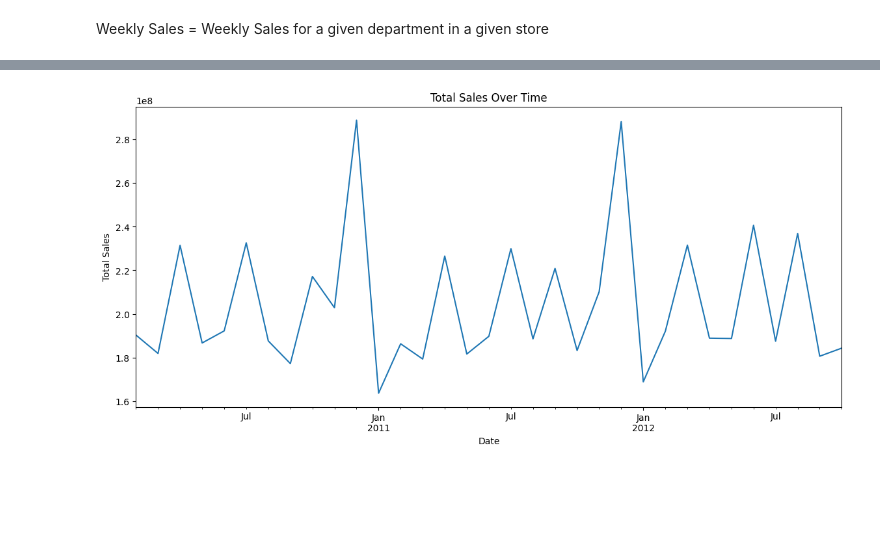
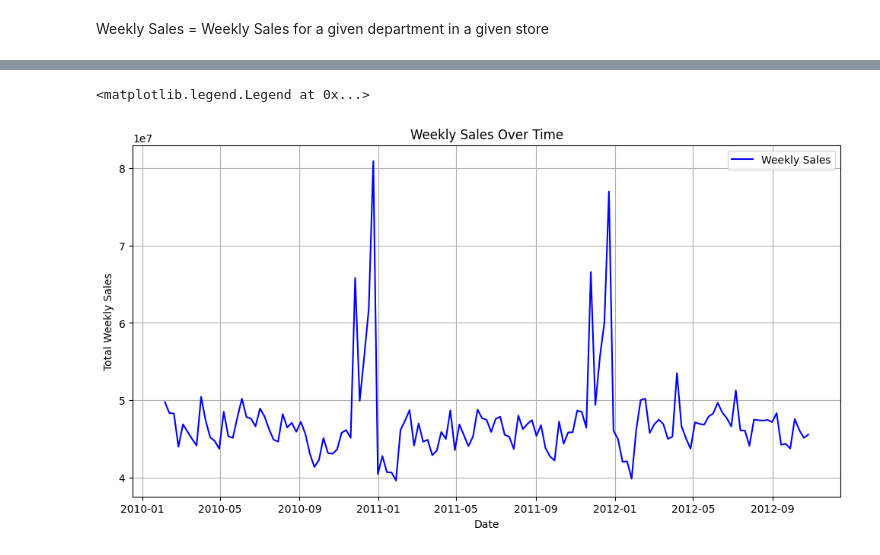
Before and after one commit to dimakazlouski/Walmart-Sales-Forecasting, a Jupyter notebook: Notebooks/01_Data_Exploration.ipynb, the cells around one changed output, grey strips where cells are left out. Drawn from its saved outputs; the diff is of its cells as text; code cells hidden in the pictures; blank space fills up the shorter version.

```diff
--- a/Notebooks/01_Data_Exploration.ipynb
+++ b/Notebooks/01_Data_Exploration.ipynb
@@ -93,15 +175,20 @@ Weekly Sales = Weekly Sales for a given department in a given store
 # %%
-# Converting date to datetime format
+# Converting 'Date' columns to datetime
+features_df['Date'] = pd.to_datetime(features_df['Date'])
 train_df['Date'] = pd.to_datetime(train_df['Date'])
+test_df['Date'] = pd.to_datetime(test_df['Date'])
 
-# Aggregating sales to detect seasonal patterns
-# By Month
-train_df.groupby(train_df['Date'].dt.to_period('M'))['Weekly_Sales'].sum().plot(kind='line', figsize=(14,6))
-# By Week
-#train_df.groupby(train_df['Date'].dt.to_period('W'))['Weekly_Sales'].sum().plot(kind='line', figsize=(14,6))
-plt.title('Total Sales Over Time')
+# Aggregating weekly sales over time
+sales_over_time = train_df.groupby('Date')['Weekly_Sales'].sum()
+
+# Plotting sales over time
+plt.figure(figsize=(12,6))
+plt.plot(sales_over_time, label="Weekly Sales", color="blue")
+plt.title('Weekly Sales Over Time')
 plt.xlabel('Date')
-plt.ylabel('Total Sales')
-plt.show()
+plt.ylabel('Total Weekly Sales')
+plt.grid(True)
+plt.legend()
 # %% [output]
+<matplotlib.legend.Legend at 0x...>
-[figure, old version]
+[figure, new version]
```
Also changed, not shown: parts of 12 cells of this notebook.
